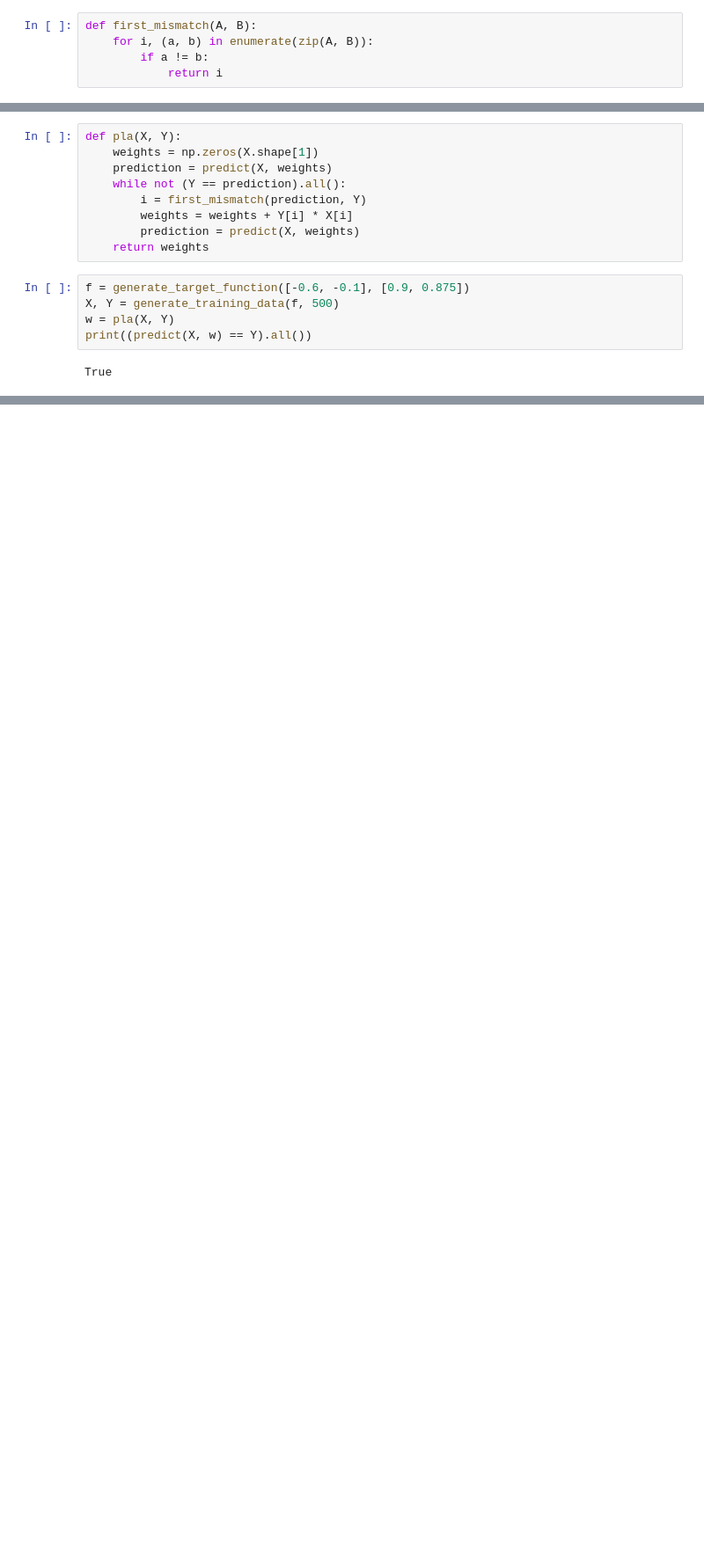
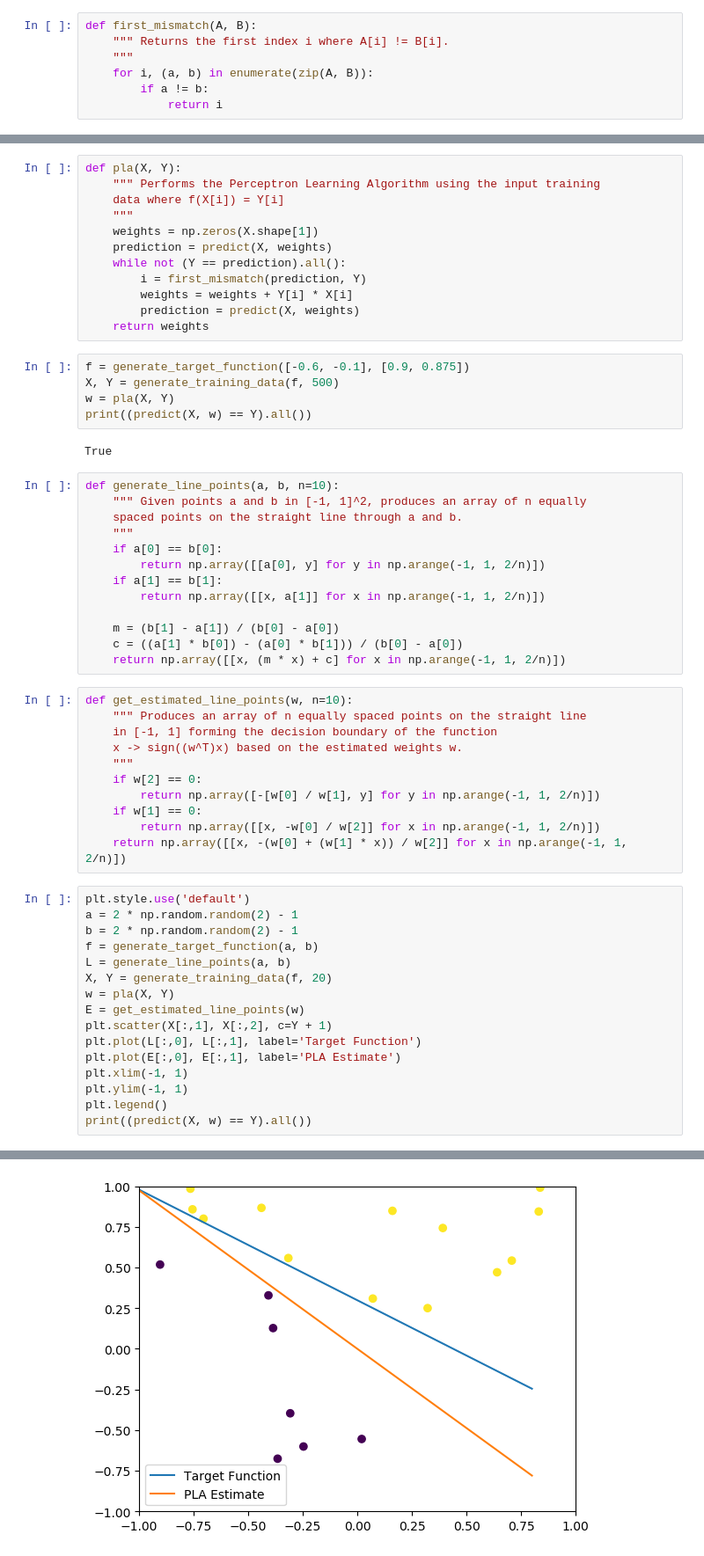
Before and after one commit to adamjclarke0/learning-from-data, a Jupyter notebook: homework/homework1.ipynb, the cells around one changed output, grey strips where cells are left out. Shown: that part at 88% size. Drawn from its saved outputs; the diff is of its cells as text; blank space fills up the shorter version.

Commit message:
fix and add plotting of PLA

```diff
--- a/homework/homework1.ipynb
+++ b/homework/homework1.ipynb
@@ -36,6 +39,8 @@ def predict(X, w):
     return np.sign(np.dot(X, w))
 # %%
 def first_mismatch(A, B):
+    """ Returns the first index i where A[i] != B[i].
+    """
     for i, (a, b) in enumerate(zip(A, B)):
         if a != b:
             return i
@@ -42,5 +52,8 @@ def first_mismatch(A, B):
 # %%
 def pla(X, Y):
+    """ Performs the Perceptron Learning Algorithm using the input training
+    data where f(X[i]) = Y[i]
+    """
     weights = np.zeros(X.shape[1])
     prediction = predict(X, weights)
     while not (Y == prediction).all():
@@ -55,3 +68,44 @@ w = pla(X, Y)
 print((predict(X, w) == Y).all())
 # %% [output]
 True
+# %%
+def generate_line_points(a, b, n=10):
+    """ Given points a and b in [-1, 1]^2, produces an array of n equally
+    spaced points on the straight line through a and b.
+    """
+    if a[0] == b[0]:
+        return np.array([[a[0], y] for y in np.arange(-1, 1, 2/n)])
+    if a[1] == b[1]:
+        return np.array([[x, a[1]] for x in np.arange(-1, 1, 2/n)])
+
+    m = (b[1] - a[1]) / (b[0] - a[0])
+    c = ((a[1] * b[0]) - (a[0] * b[1])) / (b[0] - a[0])
+    return np.array([[x, (m * x) + c] for x in np.arange(-1, 1, 2/n)])
+# %%
+def get_estimated_line_points(w, n=10):
+    """ Produces an array of n equally spaced points on the straight line
+    in [-1, 1] forming the decision boundary of the function
+    x -> sign((w^T)x) based on the estimated weights w.
+    """
+    if w[2] == 0:
+        return np.array([-[w[0] / w[1], y] for y in np.arange(-1, 1, 2/n)])
+    if w[1] == 0:
+        return np.array([[x, -w[0] / w[2]] for x in np.arange(-1, 1, 2/n)])
+    return np.array([[x, -(w[0] + (w[1] * x)) / w[2]] for x in np.arange(-1, 1, 2/n)])
+# %%
+plt.style.use('default')
+a = 2 * np.random.random(2) - 1
+b = 2 * np.random.random(2) - 1
+f = generate_target_function(a, b)
+L = generate_line_points(a, b)
+X, Y = generate_training_data(f, 20)
+w = pla(X, Y)
+E = get_estimated_line_points(w)
+plt.scatter(X[:,1], X[:,2], c=Y + 1)
+plt.plot(L[:,0], L[:,1], label='Target Function')
+plt.plot(E[:,0], E[:,1], label='PLA Estimate')
+plt.xlim(-1, 1)
+plt.ylim(-1, 1)
+plt.legend()
+print((predict(X, w) == Y).all())
+# %% [output]
@@ -57,0 +113 @@ True
+[figure, added]
```
Also changed, not shown: parts of 4 cells of this notebook.
